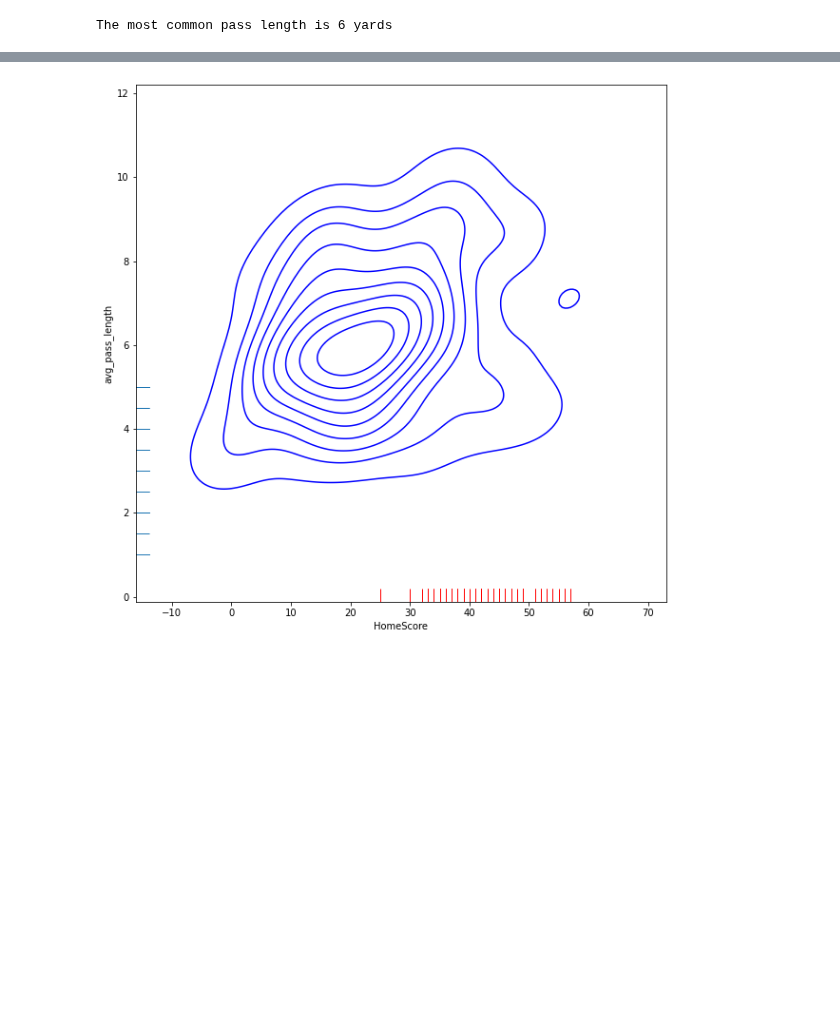
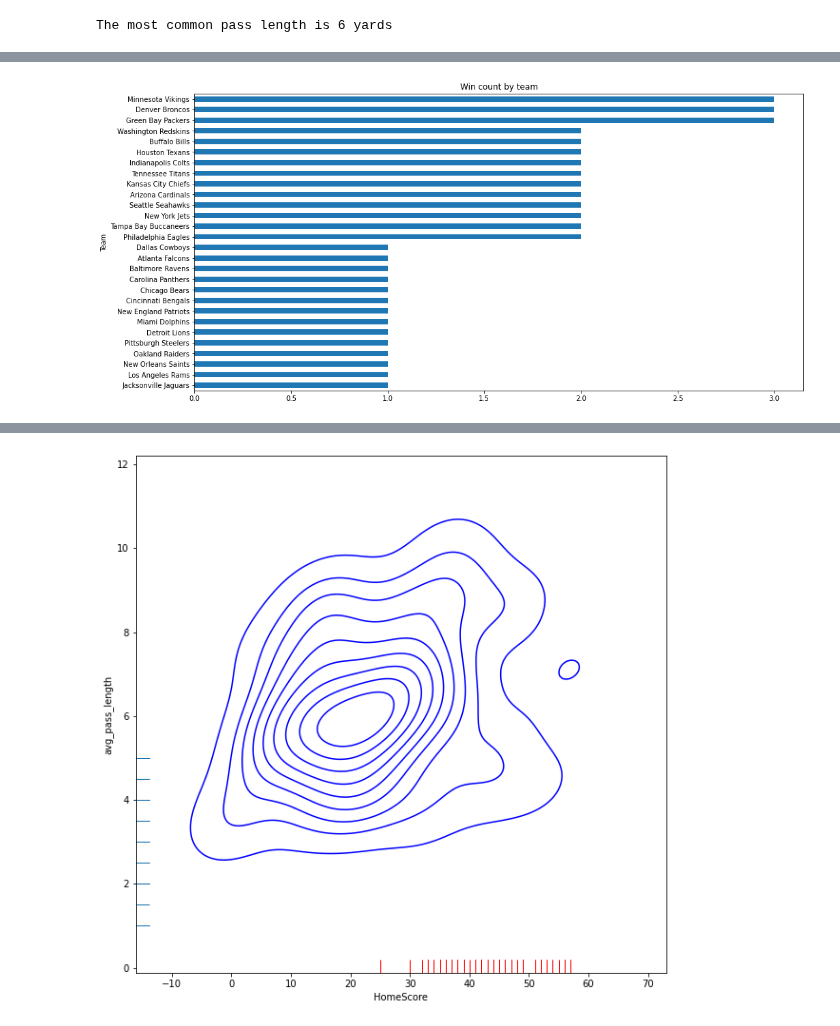
Before and after one commit to Andru-1987/python-deep-learning, a Jupyter notebook: Superbowel.ipynb, the cells around one changed output, grey strips where cells are left out. Drawn from its saved outputs; the diff is of its cells as text; code cells hidden in the pictures; blank space fills up the shorter version.

```diff
--- a/Superbowel.ipynb
+++ b/Superbowel.ipynb
@@ -247,3 +300,13 @@ The most common pass length is 6 yards
+# %%
+filter=df['Target']>0
+grouped=df[filter].groupby(['Team'])['Target'].sum()
+
+fig,ax=plt.subplots(figsize=(16,8))
+grouped.sort_values().plot.barh(ax=ax)
+plt.title("Win count by team")
+plt.show()
+# %% [output]
+[figure, added]
 # %%
 field_names=['HomeScore','avg_pass_length','throws_caught','throws_total','yards_after_catch','pct_throws_complete','score_difference']
 
```
Also changed, not shown: parts of 7 cells of this notebook.
